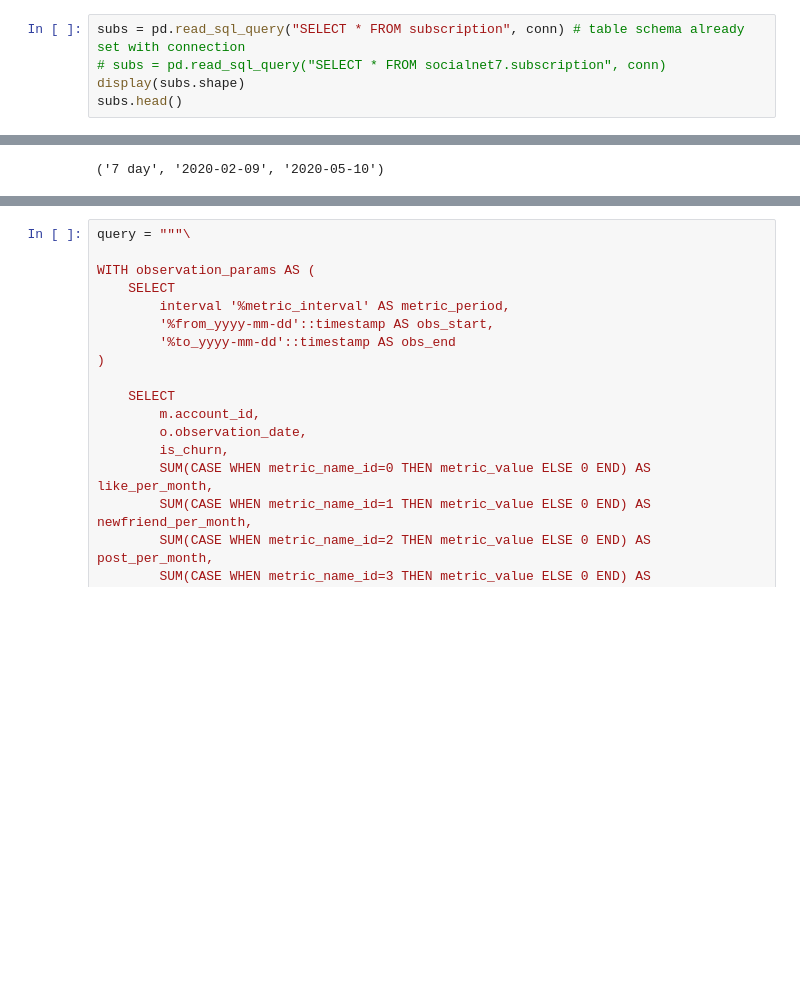
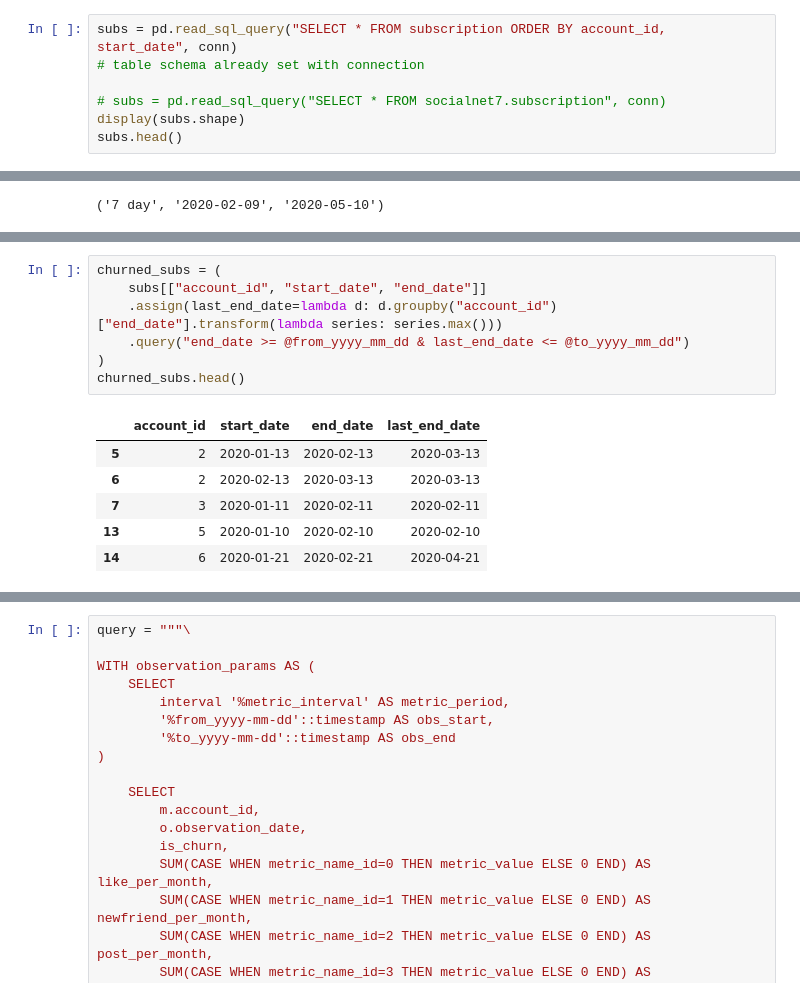
Before and after one commit to davilayang/fight-churn, a Jupyter notebook: notebooks/06-correlations.ipynb, the cells around one changed output, grey strips where cells are left out. Cells and saved outputs as stored; diff of their text form; blank space fills up the shorter version.

Commit message:
Add pandas to create churned users

```diff
--- a/notebooks/06-correlations.ipynb
+++ b/notebooks/06-correlations.ipynb
@@ -51,7 +51,9 @@ pprint(chap4)
                       '%to_yyyy-mm-dd': '2020-05-10',
                       'mode': 'save'}}}
 # %%
-subs = pd.read_sql_query("SELECT * FROM subscription", conn) # table schema already set with connection
+subs = pd.read_sql_query("SELECT * FROM subscription ORDER BY account_id, start_date", conn)
+# table schema already set with connection
+
 # subs = pd.read_sql_query("SELECT * FROM socialnet7.subscription", conn)
 display(subs.shape)
 subs.head()
@@ -255,0 +367,14 @@ res.sort_values("account_id").head()
+# %%
+churned_subs = (
+    subs[["account_id", "start_date", "end_date"]]
+    .assign(last_end_date=lambda d: d.groupby("account_id")["end_date"].transform(lambda series: series.max()))
+    .query("end_date >= @from_yyyy_mm_dd & last_end_date <= @to_yyyy_mm_dd")
+)
+churned_subs.head()
+# %% [output]
+|  | account_id | start_date | end_date | last_end_date |
+| 5 | 2 | 2020-01-13 | 2020-02-13 | 2020-03-13 |
+| 6 | 2 | 2020-02-13 | 2020-03-13 | 2020-03-13 |
+| 7 | 3 | 2020-01-11 | 2020-02-11 | 2020-02-11 |
+| 13 | 5 | 2020-01-10 | 2020-02-10 | 2020-02-10 |
+| 14 | 6 | 2020-01-21 | 2020-02-21 | 2020-04-21 |
```
Also changed, not shown: parts of 36 cells of this notebook.
